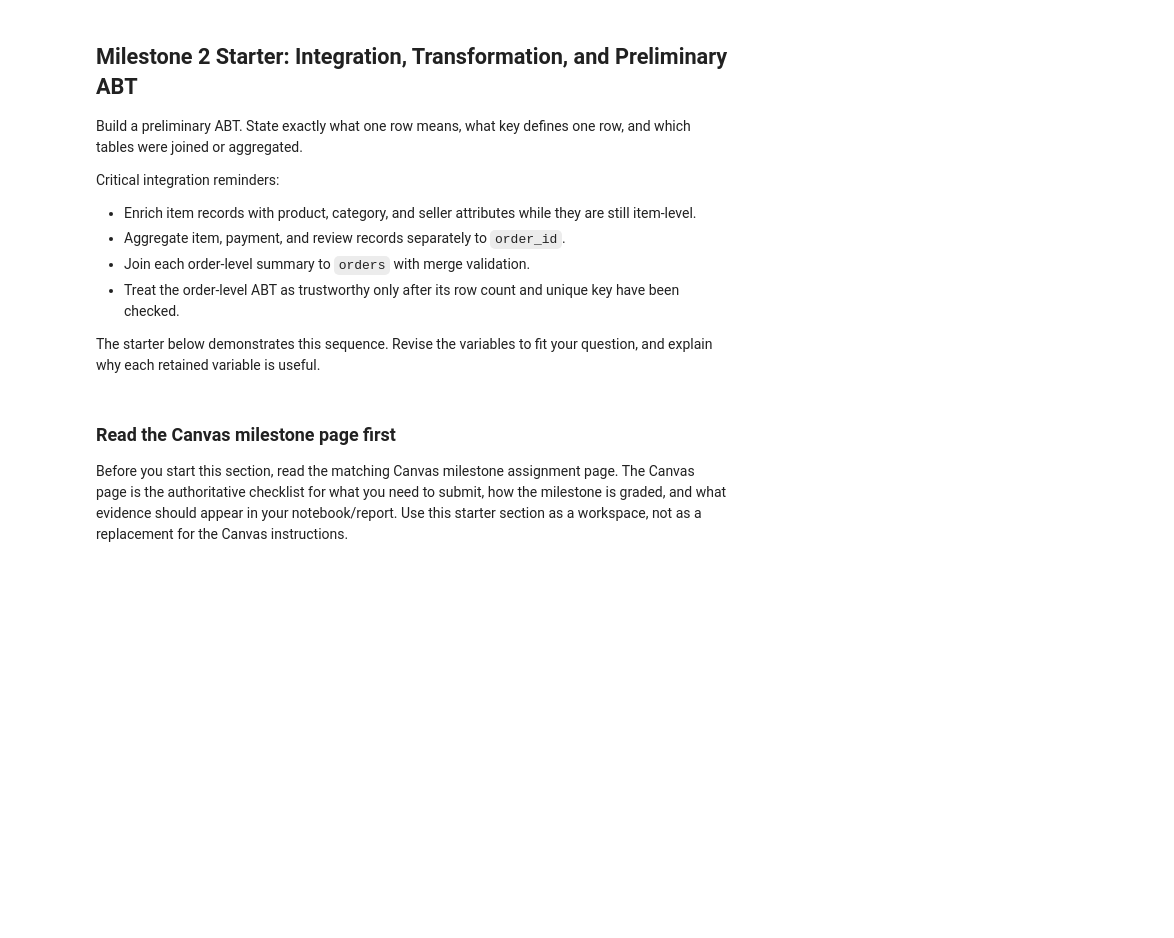
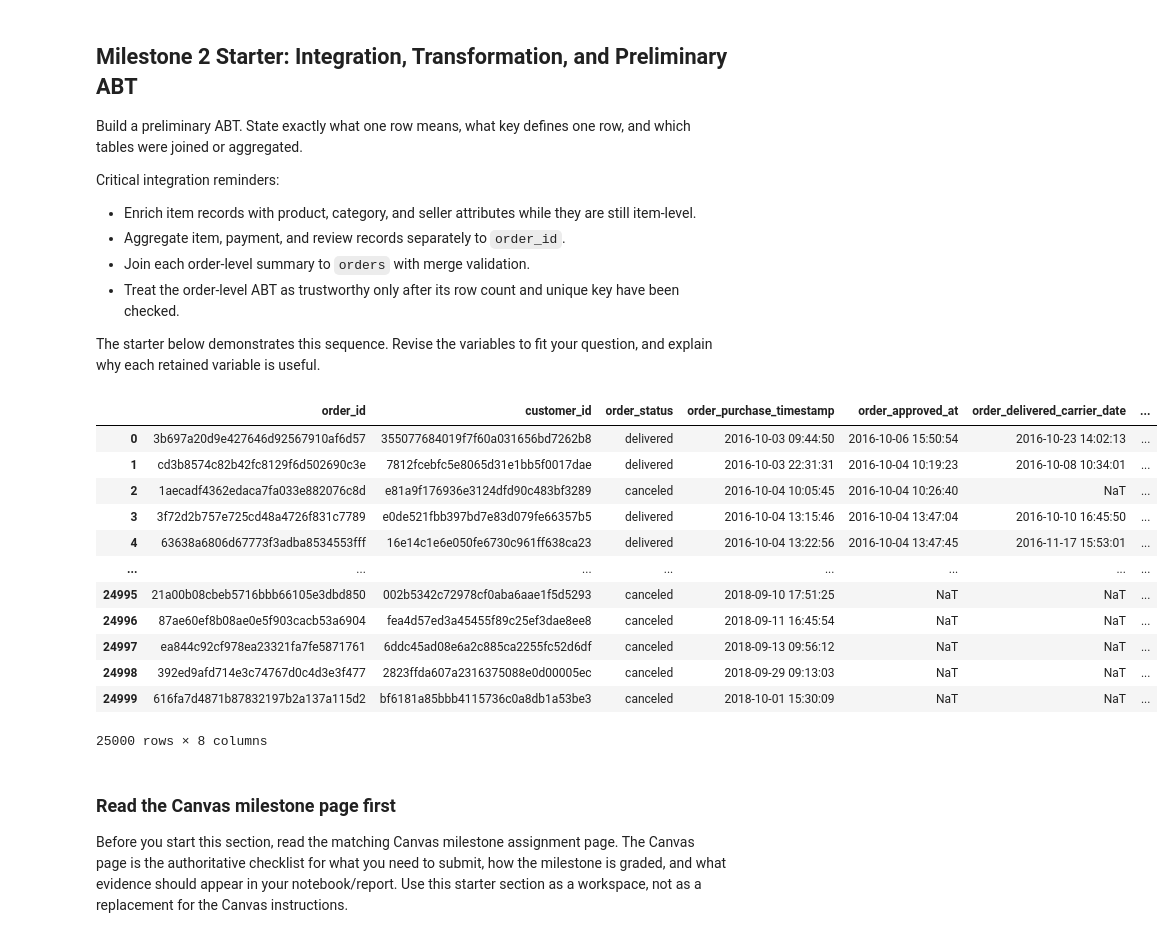
Before and after one commit to Jade-Jung/ban6003-project-option-2-hyejung-jung, a Jupyter notebook: notebooks/olist_project_starter.ipynb, the cells around one changed output. Cells and saved outputs as stored; diff of their text form; code cells hidden in the pictures; blank space fills up the shorter version.

```diff
--- a/notebooks/olist_project_starter.ipynb
+++ b/notebooks/olist_project_starter.ipynb
@@ -1171,6 +1162,22 @@ Critical integration reminders:
 - Treat the order-level ABT as trustworthy only after its row count and unique key have been checked.
 
 The starter below demonstrates this sequence. Revise the variables to fit your question, and explain why each retained variable is useful.
+# %%
+orders
+# %% [output]
+|  | order_id | customer_id | order_status | order_purchase_timestamp | order_approved_at | order_delivered_carrier_date | ... |
+| 0 | 3b697a20d9e427646d92567910af6d57 | 355077684019f7f60a031656bd7262b8 | delivered | 2016-10-03 09:44:50 | 2016-10-06 15:50:54 | 2016-10-23 14:02:13 | ... |
+| 1 | cd3b8574c82b42fc8129f6d502690c3e | 7812fcebfc5e8065d31e1bb5f0017dae | delivered | 2016-10-03 22:31:31 | 2016-10-04 10:19:23 | 2016-10-08 10:34:01 | ... |
+| 2 | 1aecadf4362edaca7fa033e882076c8d | e81a9f176936e3124dfd90c483bf3289 | canceled | 2016-10-04 10:05:45 | 2016-10-04 10:26:40 | NaT | ... |
+| 3 | 3f72d2b757e725cd48a4726f831c7789 | e0de521fbb397bd7e83d079fe66357b5 | delivered | 2016-10-04 13:15:46 | 2016-10-04 13:47:04 | 2016-10-10 16:45:50 | ... |
+| 4 | 63638a6806d67773f3adba8534553fff | 16e14c1e6e050fe6730c961ff638ca23 | delivered | 2016-10-04 13:22:56 | 2016-10-04 13:47:45 | 2016-11-17 15:53:01 | ... |
+| ... | ... | ... | ... | ... | ... | ... | ... |
+| 24995 | 21a00b08cbeb5716bbb66105e3dbd850 | 002b5342c72978cf0aba6aae1f5d5293 | canceled | 2018-09-10 17:51:25 | NaT | NaT | ... |
+| 24996 | 87ae60ef8b08ae0e5f903cacb53a6904 | fea4d57ed3a45455f89c25ef3dae8ee8 | canceled | 2018-09-11 16:45:54 | NaT | NaT | ... |
+| 24997 | ea844c92cf978ea23321fa7fe5871761 | 6ddc45ad08e6a2c885ca2255fc52d6df | canceled | 2018-09-13 09:56:12 | NaT | NaT | ... |
+| 24998 | 392ed9afd714e3c74767d0c4d3e3f477 | 2823ffda607a2316375088e0d00005ec | canceled | 2018-09-29 09:13:03 | NaT | NaT | ... |
+| 24999 | 616fa7d4871b87832197b2a137a115d2 | bf6181a85bbb4115736c0a8db1a53be3 | canceled | 2018-10-01 15:30:09 | NaT | NaT | ... |
+25000 rows × 8 columns
 # %% [markdown]
 ### Read the Canvas milestone page first
 
```
Also changed, not shown: parts of 2 cells of this notebook.
